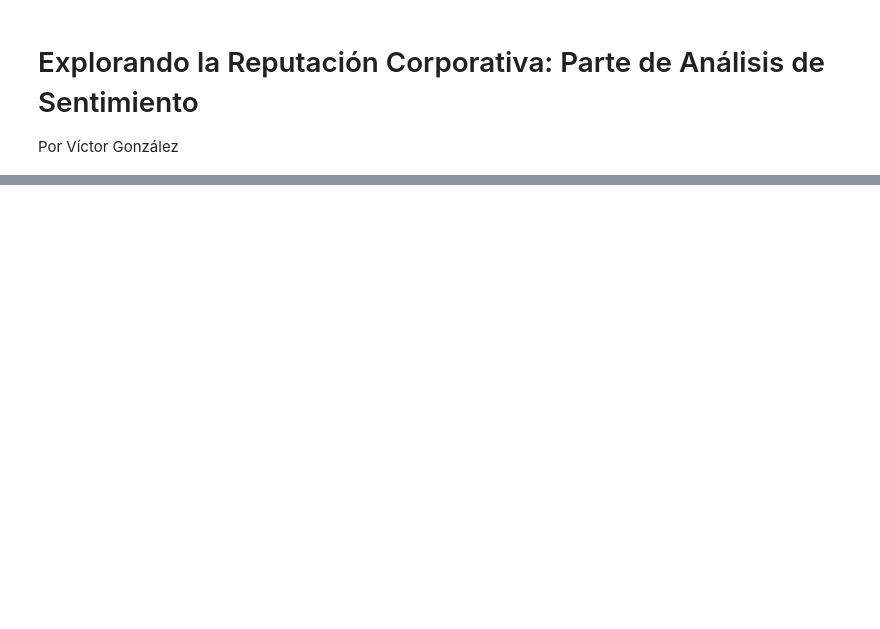
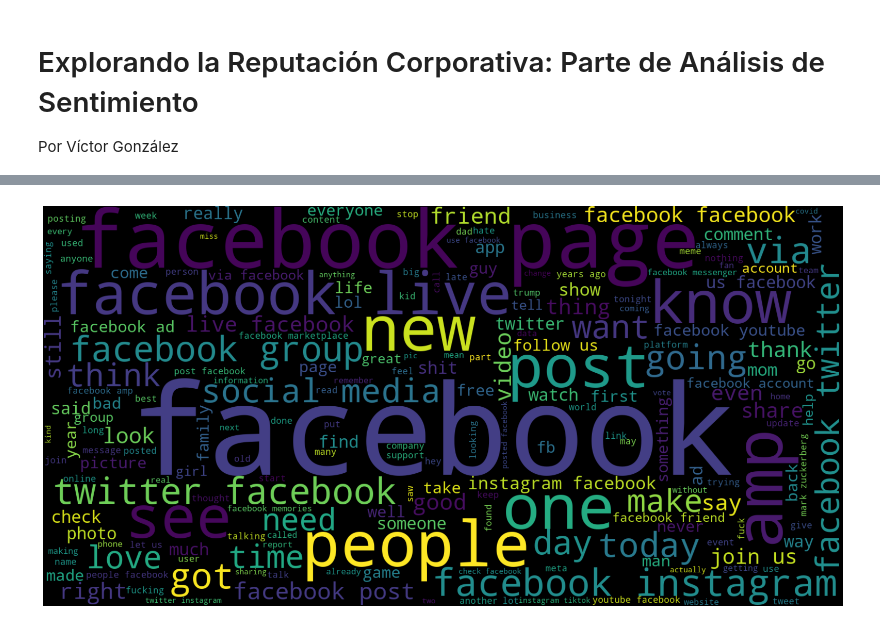
Before and after one commit to victormlgh/BigDataAplicadaNegociosV2, a Jupyter notebook: Semana3/sentimentanalisys.ipynb, the cells around one changed output, grey strips where cells are left out. Drawn from its saved outputs; the diff is of its cells as text; code cells hidden in the pictures; blank space fills up the shorter version.

Commit message:
sentimentAnalisys improvement

```diff
--- a/Semana3/sentimentanalisys.ipynb
+++ b/Semana3/sentimentanalisys.ipynb
@@ -42,0 +190,6 @@ import re
+# %%
+def polarity(Tweet):
+  return TextBlob(Tweet).sentiment.polarity
+# %%
+df['Polarity'] = df['Tweet'].apply(polarity)
+df.head()
@@ -42,0 +210,11 @@ import re
+# %%
+def get_label(score):
+  if score < 0:
+    return 'Negative'
+  elif score == 0:
+    return 'Neutral'
+  else:
+    return 'Positive'
+# %%
+df['Sentiment'] = df['Polarity'].apply(get_label)
+df.head()
@@ -42,0 +236,9 @@ import re
+# %%
+words = ' '.join([tweets for tweets in df['Tweet']])
+plt.figure(figsize = (20,15))
+wordCloud = WordCloud(width = 1600, height = 800, random_state = 21).generate(words)
+plt.imshow(wordCloud, interpolation = "bilinear")
+plt.axis("off")
+plt.show()
+# %% [output]
+[figure, added]
```
Also changed, not shown: parts of 71 cells of this notebook, 3 other files.
